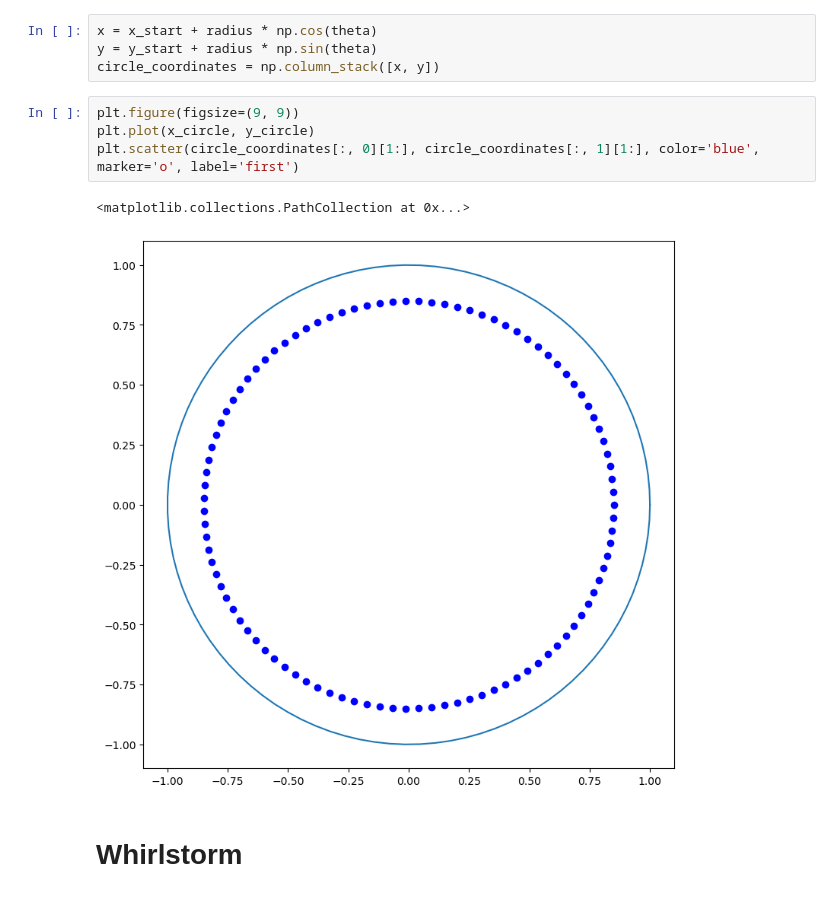
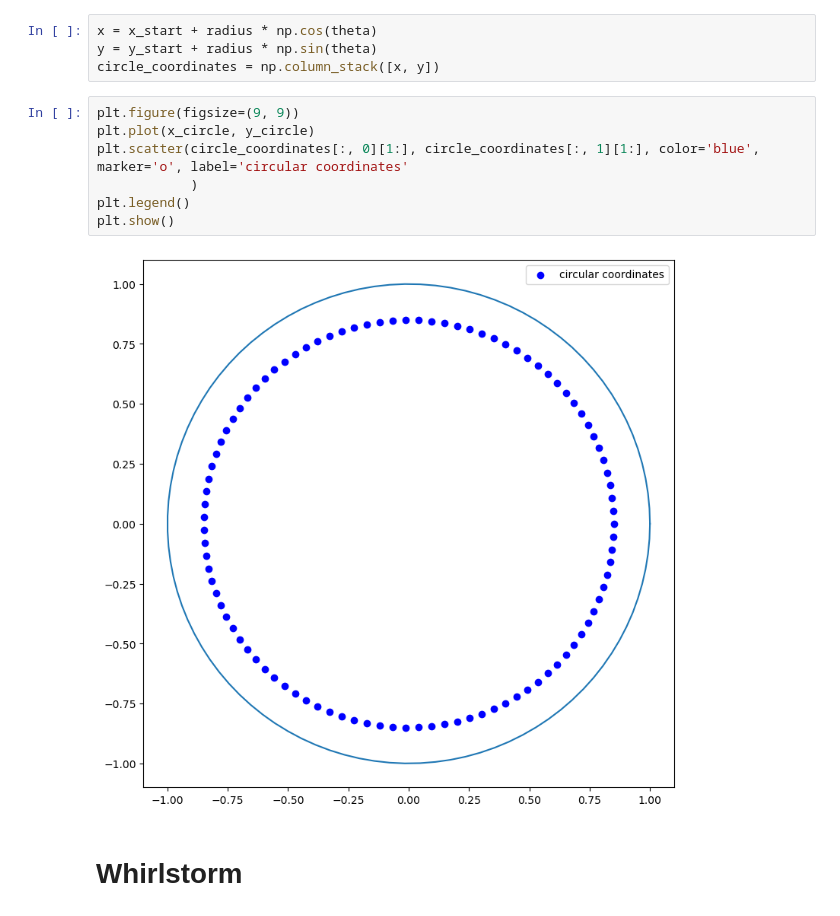
Before and after one commit to Food-Ninja/MixingIngredients, a Jupyter notebook: ipynb/motion.ipynb, the cells around one changed output. Saved outputs shown, nothing was run; the diff lists cells and outputs as text.

```diff
--- a/ipynb/motion.ipynb
+++ b/ipynb/motion.ipynb
@@ -32,10 +32,12 @@ circle_coordinates = np.column_stack([x, y])
 # %%
 plt.figure(figsize=(9, 9))
 plt.plot(x_circle, y_circle)
-plt.scatter(circle_coordinates[:, 0][1:], circle_coordinates[:, 1][1:], color='blue', marker='o', label='first')
+plt.scatter(circle_coordinates[:, 0][1:], circle_coordinates[:, 1][1:], color='blue', marker='o', label='circular coordinates'
+            )
+plt.legend()
+plt.show()
 # %% [output]
-<matplotlib.collections.PathCollection at 0x...>
-[figure, old version]
+[figure, new version]
 # %% [markdown]
 # Whirlstorm
 # %%
```
Also changed, not shown: parts of 1 cell of this notebook.
